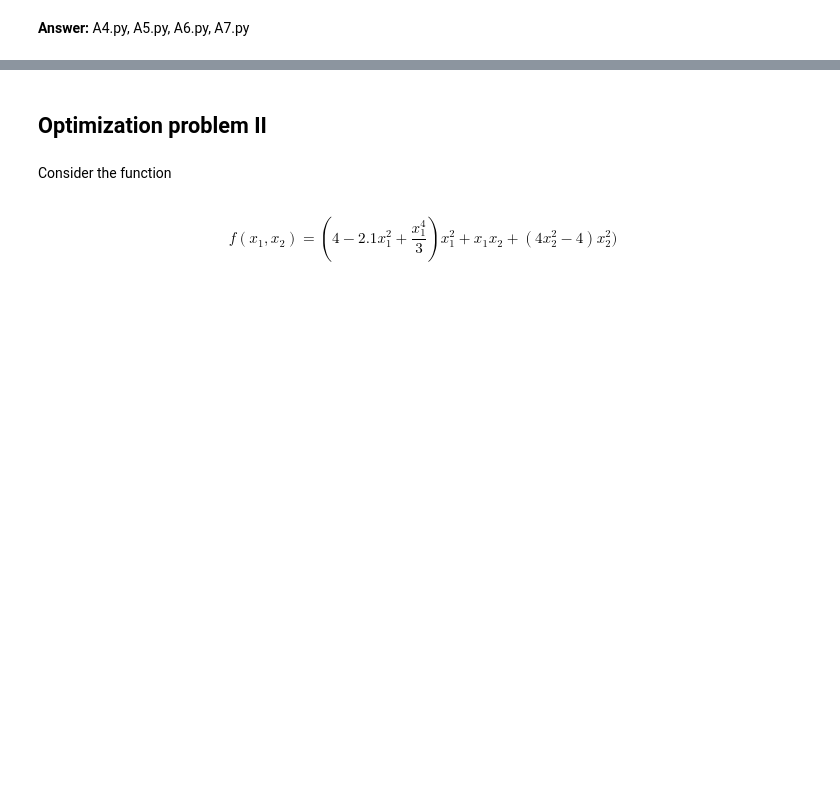
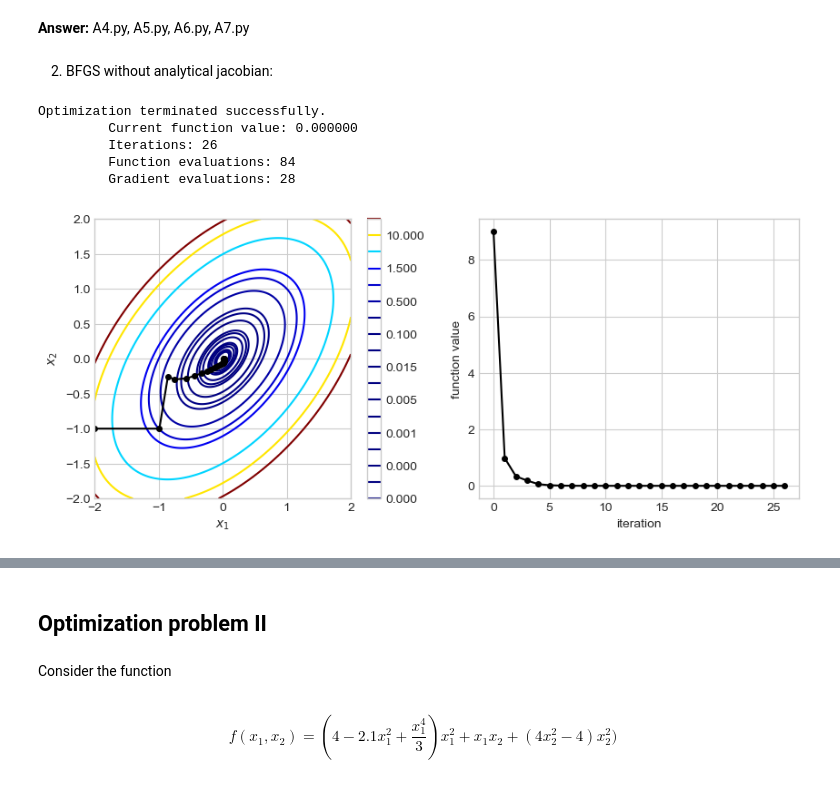
Before and after one commit to NumEconCopenhagen/IntroProg-exercises, a Jupyter notebook: PS7/problem_set_7.ipynb, the cells around one changed output, grey strips where cells are left out. Saved outputs shown, nothing was run; the diff lists cells and outputs as text; code cells hidden in the pictures; blank space fills up the shorter version.

```diff
--- a/PS7/problem_set_7.ipynb
+++ b/PS7/problem_set_7.ipynb
@@ -142,2 +210,21 @@ x0 = [-2,-1] # suggested initial guess
 # %% [markdown]
 **Answer:** A4.py, A5.py, A6.py, A7.py
+# %% [markdown]
+2. BFGS without analytical jacobian:
+# %%
+x0 = [-2,-1] # suggested initial guess
+evals = 0 # global used in "collect"
+
+# write your code here
+result = optimize.minimize(f_python,x0, # no jac= specified
+                           method='BFGS',
+                           callback=collect,
+                           options={'disp':True})
+contour()
+# %% [output]
+Optimization terminated successfully.
+         Current function value: 0.000000
+         Iterations: 26
+         Function evaluations: 84
+         Gradient evaluations: 28
+[figure, added]
```
Also changed, not shown: parts of 30 cells of this notebook.
